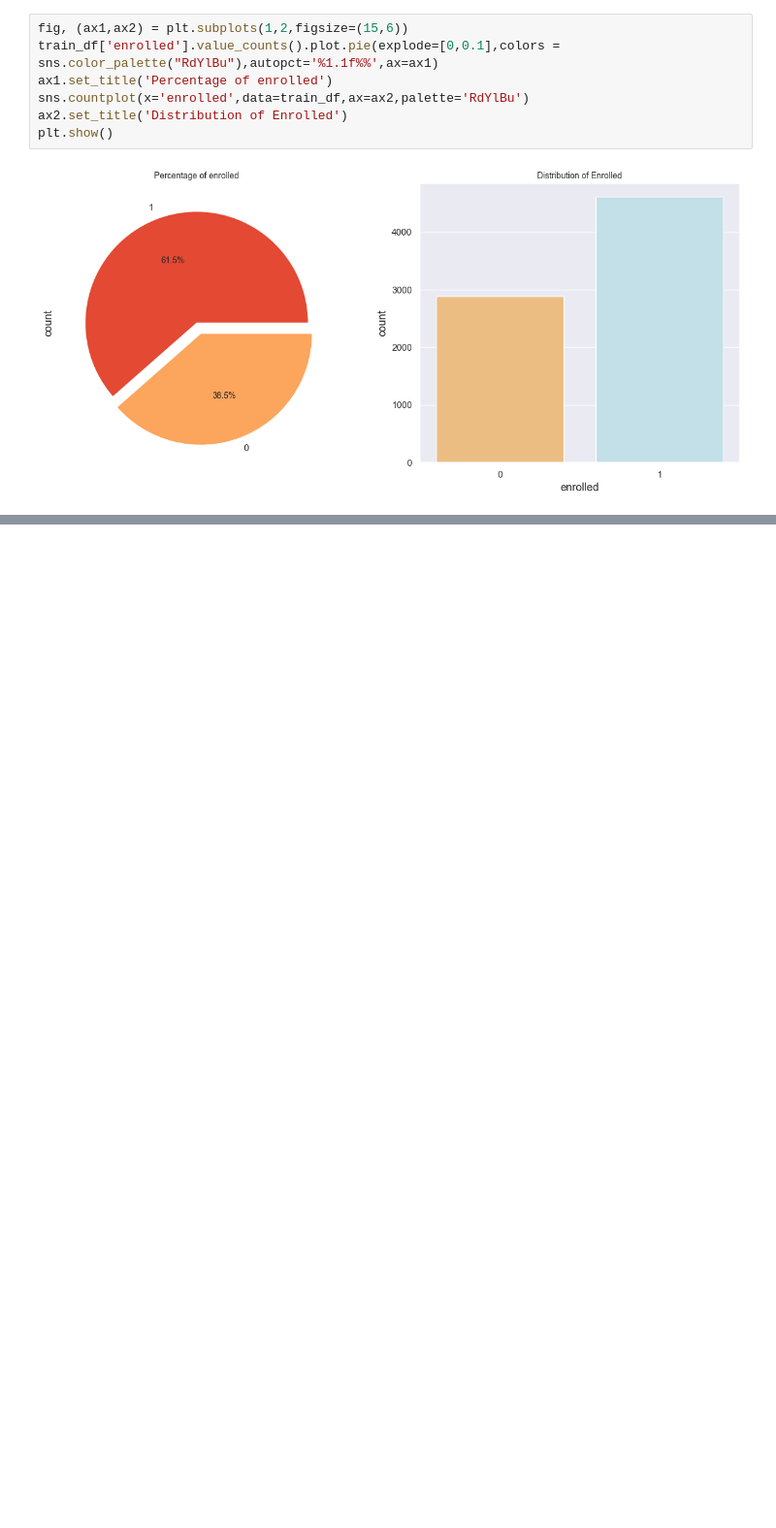
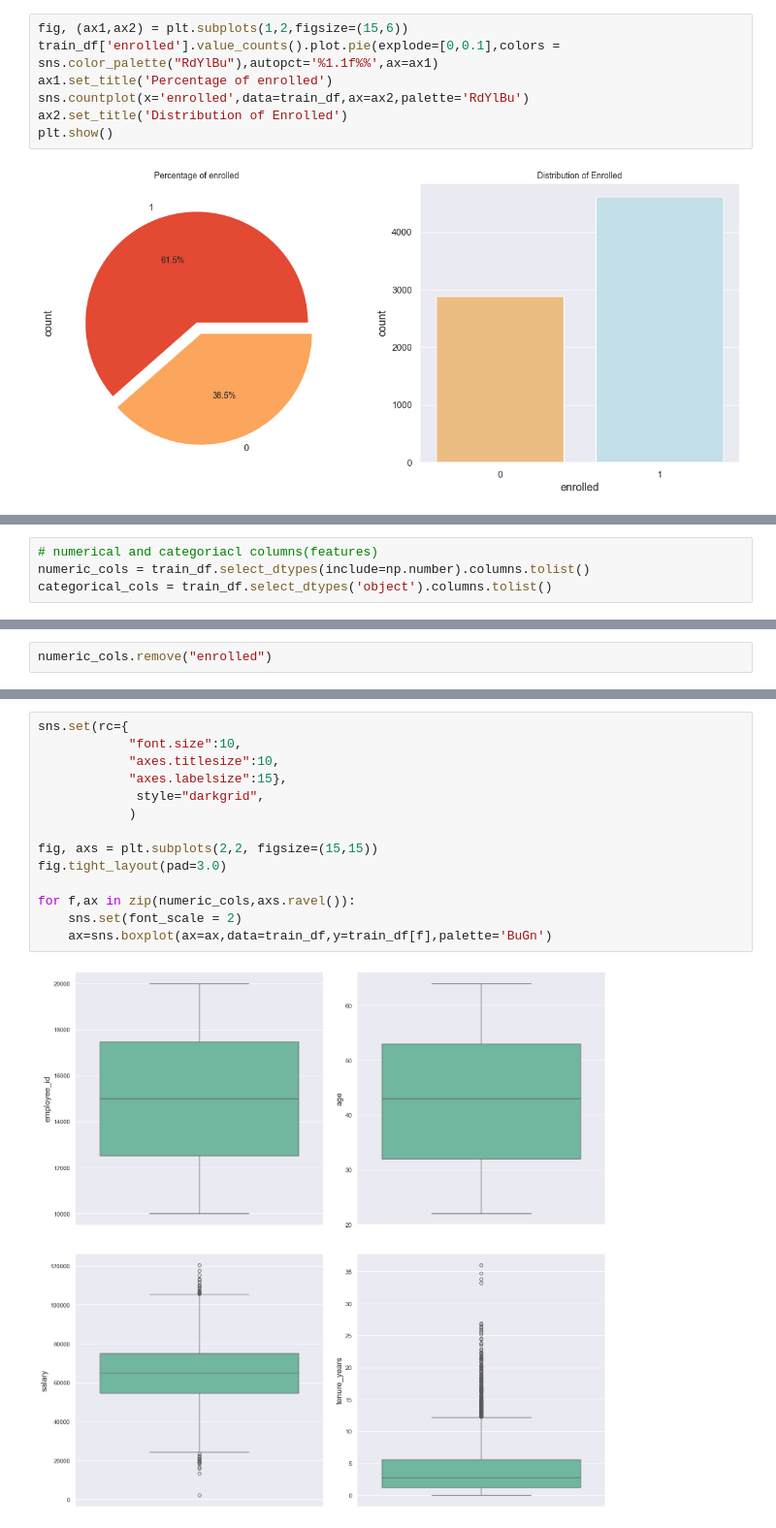
Before and after one commit to tharani001/Insurance-enrollment-prediction, a Jupyter notebook: notebooks/inference.ipynb, the cells around one changed output, grey strips where cells are left out. Shown at 97% size. Drawn from its saved outputs; the diff is of its cells as text; blank space fills up the shorter version.

```diff
--- a/notebooks/inference.ipynb
+++ b/notebooks/inference.ipynb
@@ -313,0 +316,4 @@ plt.show()
+# %%
+# numerical and categoriacl columns(features)
+numeric_cols = train_df.select_dtypes(include=np.number).columns.tolist()
+categorical_cols = train_df.select_dtypes('object').columns.tolist()
@@ -313,0 +334,2 @@ plt.show()
+# %%
+numeric_cols.remove("enrolled")
@@ -313,0 +340,16 @@ plt.show()
+# %%
+sns.set(rc={
+            "font.size":10,
+            "axes.titlesize":10,
+            "axes.labelsize":15},
+             style="darkgrid",
+            )
+
+fig, axs = plt.subplots(2,2, figsize=(15,15))
+fig.tight_layout(pad=3.0)
+
+for f,ax in zip(numeric_cols,axs.ravel()):
+    sns.set(font_scale = 2)
+    ax=sns.boxplot(ax=ax,data=train_df,y=train_df[f],palette='BuGn')
+# %% [output]
+[figure, added]
```
Also changed, not shown: parts of 11 cells of this notebook.
